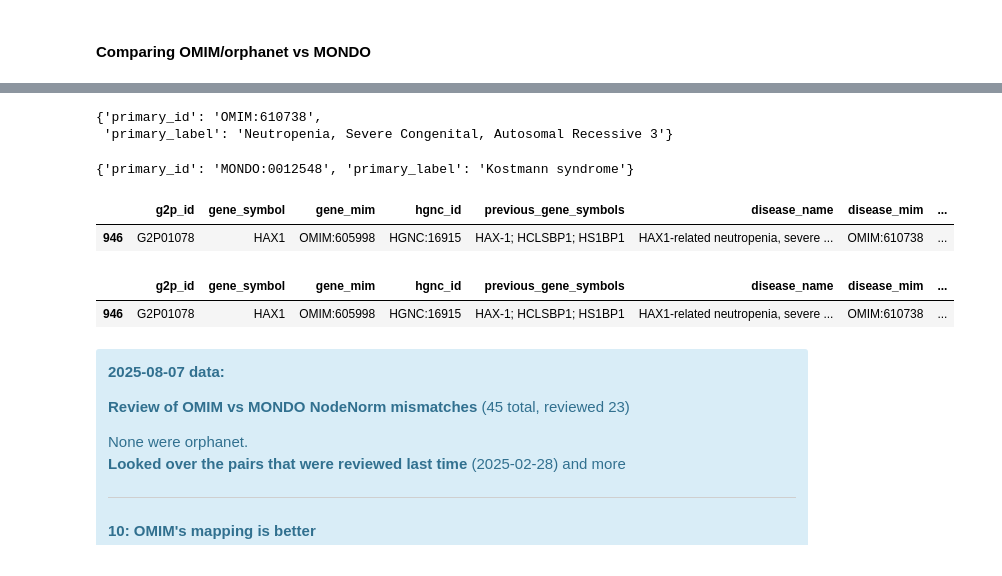
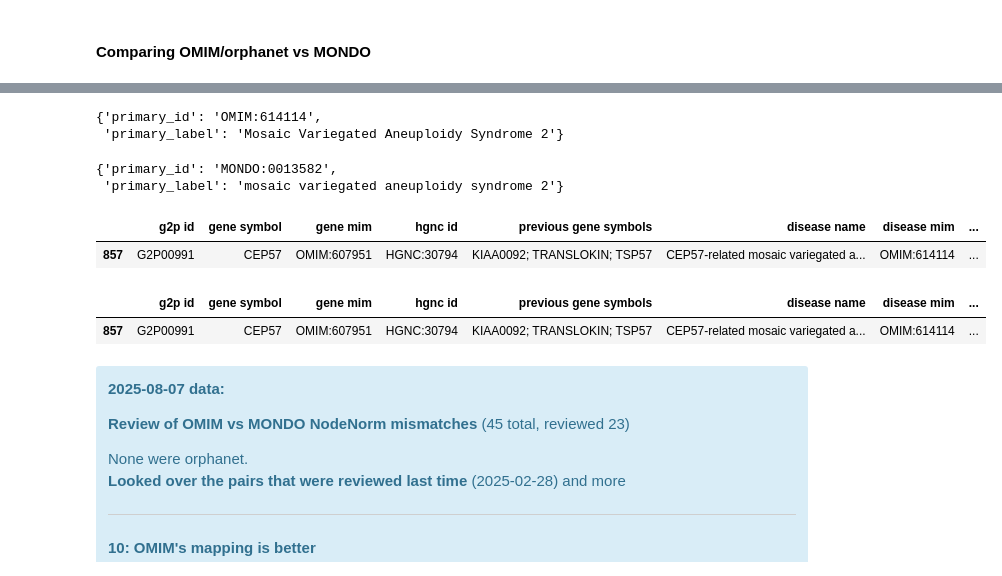
Before and after one commit to NCATSTranslator/translator-ingests, a Jupyter notebook: src/translator_ingest/ingests/gene2phenotype/parser-writing.ipynb, the cells around one changed output, grey strips where cells are left out. Drawn from its saved outputs; the diff is of its cells as text; code cells hidden in the pictures.

```diff
--- a/src/translator_ingest/ingests/gene2phenotype/parser-writing.ipynb
+++ b/src/translator_ingest/ingests/gene2phenotype/parser-writing.ipynb
@@ -572,0 +338,7 @@ Removing rows based on confidence:
+# %%
+## INCLUDE IN PARSER
+## temp filter out
+
+TEMP_OMIM_FILTER = ["188400"]
+
+df = df[~ df["disease mim"].isin(TEMP_OMIM_FILTER)]
@@ -572,0 +441,6 @@ Removing rows based on confidence:
+# %%
+## in parser, adjusted for single-row-level transform
+
+df["hgnc id"] = [f"HGNC:{i}" for i in df["hgnc id"]]
+
+df["hgnc id"][0:5]
@@ -572,0 +454,9 @@ Removing rows based on confidence:
+# %%
+## in parser, adjusted for single-row-level transform
+
+df["disease mim"].isna().sum()
+
+df["disease mim"] = [f"OMIM:{i}" if pd.notna(i) else None for i in df["disease mim"]]
+
+df["disease mim"].isna().sum()
+df["disease mim"][0:5]
@@ -723,3 +656,7 @@ __Running Gene OMIM IDs through NodeNorm__
 Catching potential mapping failures for later stats report.
 
 Pasted, adjusted from HGNC code blocks above.
+# %%
+df["gene mim"] = [f"OMIM:{i}" for i in df["gene mim"]]
+
+df["gene mim"][0:5]
@@ -1179,22 +1094,23 @@ mismatches[12]
 # %%
 ## code chunk to review mismatches 1 by 1
 
-OmOr_nodenorm_mapping["OMIM:610738"]
-mondo_nodenorm_mapping["MONDO:0012548"]
+OmOr_nodenorm_mapping["OMIM:614114"]
+mondo_nodenorm_mapping["MONDO:0013582"]
 # %% [output]
-{'primary_id': 'OMIM:610738',
- 'primary_label': 'Neutropenia, Severe Congenital, Autosomal Recessive 3'}
+{'primary_id': 'OMIM:614114',
+ 'primary_label': 'Mosaic Variegated Aneuploidy Syndrome 2'}
-{'primary_id': 'MONDO:0012548', 'primary_label': 'Kostmann syndrome'}
+{'primary_id': 'MONDO:0013582',
+ 'primary_label': 'mosaic variegated aneuploidy syndrome 2'}
 # %%
 ## code chunk to review mismatches 1 by 1
 
-df[df["disease_mim"] == "OMIM:610738"]
-df[df["disease_MONDO"] == "MONDO:0012548"]
+df[df["disease mim"] == "OMIM:614114"]
+df[df["disease MONDO"] == "MONDO:0013582"]
 # %% [output]
-|  | g2p_id | gene_symbol | gene_mim | hgnc_id | previous_gene_symbols | disease_name | disease_mim | ... |
-| 946 | G2P01078 | HAX1 | OMIM:605998 | HGNC:16915 | HAX-1; HCLSBP1; HS1BP1 | HAX1-related neutropenia, severe ... | OMIM:610738 | ... |
+|  | g2p id | gene symbol | gene mim | hgnc id | previous gene symbols | disease name | disease mim | ... |
+| 857 | G2P00991 | CEP57 | OMIM:607951 | HGNC:30794 | KIAA0092; TRANSLOKIN; TSP57 | CEP57-related mosaic variegated a... | OMIM:614114 | ... |
-|  | g2p_id | gene_symbol | gene_mim | hgnc_id | previous_gene_symbols | disease_name | disease_mim | ... |
-| 946 | G2P01078 | HAX1 | OMIM:605998 | HGNC:16915 | HAX-1; HCLSBP1; HS1BP1 | HAX1-related neutropenia, severe ... | OMIM:610738 | ... |
+|  | g2p id | gene symbol | gene mim | hgnc id | previous gene symbols | disease name | disease mim | ... |
+| 857 | G2P00991 | CEP57 | OMIM:607951 | HGNC:30794 | KIAA0092; TRANSLOKIN; TSP57 | CEP57-related mosaic variegated a... | OMIM:614114 | ... |
 # %% [markdown]
 <div class="alert alert-block alert-info">
 
```
Also changed, not shown: parts of 153 cells of this notebook, 1 other file.
